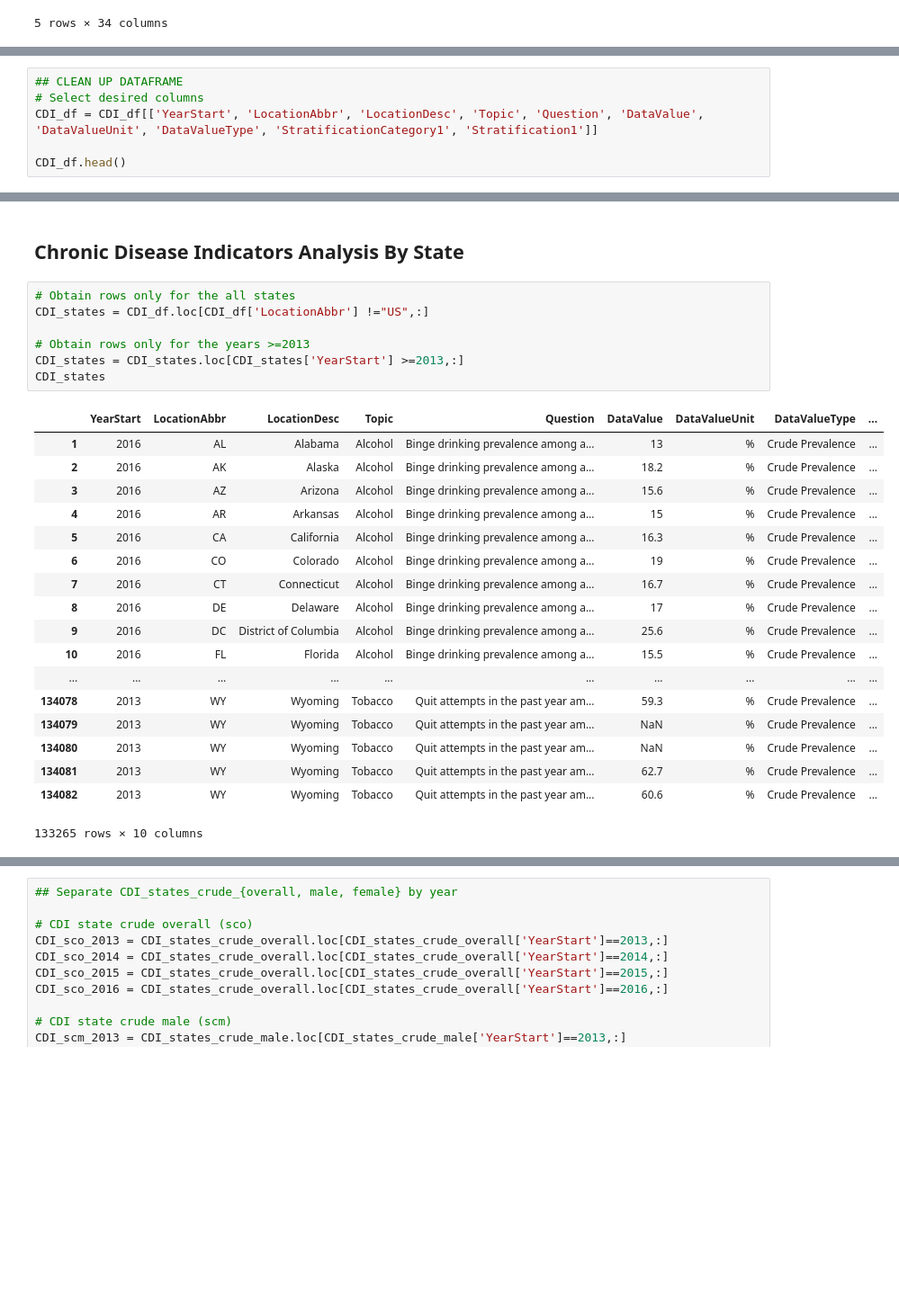
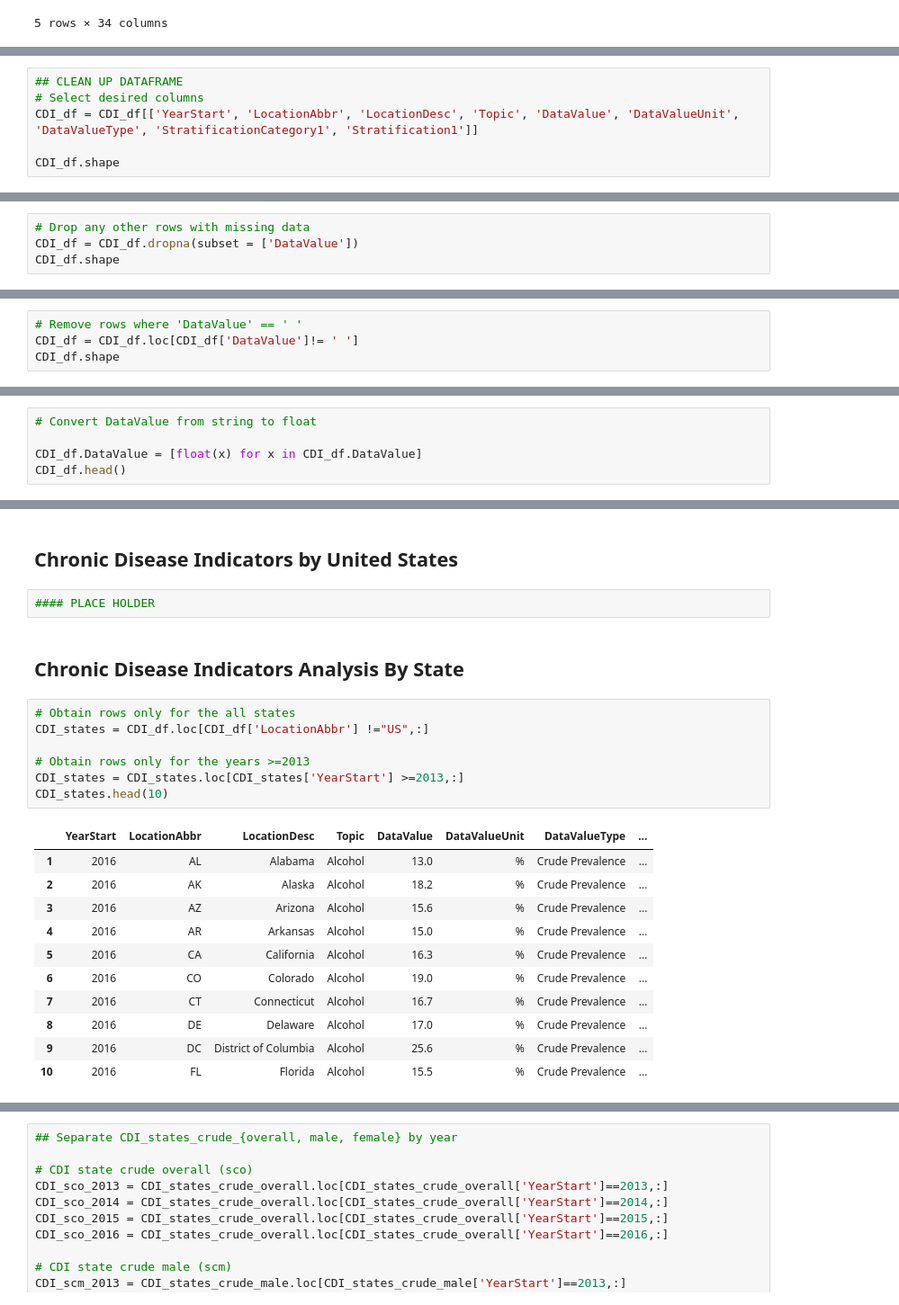
Before and after one commit to fnourz/ETL_Project, a Jupyter notebook: leading_causes_death_by_year.ipynb, the cells around one changed output, grey strips where cells are left out. Shown at 90% size. Cells and saved outputs as stored; diff of their text form; blank space fills up the shorter version.

```diff
--- a/leading_causes_death_by_year.ipynb
+++ b/leading_causes_death_by_year.ipynb
@@ -313,7 +321,7 @@ CDI_df.head()
 # %%
 ## CLEAN UP DATAFRAME
 # Select desired columns
-CDI_df = CDI_df[['YearStart', 'LocationAbbr', 'LocationDesc', 'Topic', 'Question', 'DataValue', 'DataValueUnit', 'DataValueType', 'StratificationCategory1', 'Stratification1']]
+CDI_df = CDI_df[['YearStart', 'LocationAbbr', 'LocationDesc', 'Topic', 'DataValue', 'DataValueUnit', 'DataValueType', 'StratificationCategory1', 'Stratification1']]
 
-CDI_df.head()
+CDI_df.shape
 # %% [output]
@@ -448,0 +329,4 @@ CDI_US_age_adjusted_female.head()
+# %%
+# Drop any other rows with missing data
+CDI_df = CDI_df.dropna(subset = ['DataValue'])
+CDI_df.shape
@@ -448,0 +335,4 @@ CDI_US_age_adjusted_female.head()
+# %%
+# Remove rows where 'DataValue' == ' '
+CDI_df = CDI_df.loc[CDI_df['DataValue']!= ' ']
+CDI_df.shape
@@ -448,0 +341,5 @@ CDI_US_age_adjusted_female.head()
+# %%
+# Convert DataValue from string to float
+
+CDI_df.DataValue = [float(x) for x in CDI_df.DataValue]
+CDI_df.head()
@@ -449,31 +353,28 @@ CDI_US_age_adjusted_female.head()
+# %% [markdown]
+## Chronic Disease Indicators by United States
+# %%
+#### PLACE HOLDER
 # %% [markdown]
 ## Chronic Disease Indicators Analysis By State
 # %%
 # Obtain rows only for the all states
 CDI_states = CDI_df.loc[CDI_df['LocationAbbr'] !="US",:]
 
 # Obtain rows only for the years >=2013
 CDI_states = CDI_states.loc[CDI_states['YearStart'] >=2013,:]
-CDI_states
+CDI_states.head(10)
 # %% [output]
-|  | YearStart | LocationAbbr | LocationDesc | Topic | Question | DataValue | DataValueUnit | DataValueType | ... |
-| 1 | 2016 | AL | Alabama | Alcohol | Binge drinking prevalence among a... | 13 | % | Crude Prevalence | ... |
-| 2 | 2016 | AK | Alaska | Alcohol | Binge drinking prevalence among a... | 18.2 | % | Crude Prevalence | ... |
-| 3 | 2016 | AZ | Arizona | Alcohol | Binge drinking prevalence among a... | 15.6 | % | Crude Prevalence | ... |
-| 4 | 2016 | AR | Arkansas | Alcohol | Binge drinking prevalence among a... | 15 | % | Crude Prevalence | ... |
-| 5 | 2016 | CA | California | Alcohol | Binge drinking prevalence among a... | 16.3 | % | Crude Prevalence | ... |
-| 6 | 2016 | CO | Colorado | Alcohol | Binge drinking prevalence among a... | 19 | % | Crude Prevalence | ... |
-| 7 | 2016 | CT | Connecticut | Alcohol | Binge drinking prevalence among a... | 16.7 | % | Crude Prevalence | ... |
-| 8 | 2016 | DE | Delaware | Alcohol | Binge drinking prevalence among a... | 17 | % | Crude Prevalence | ... |
-| 9 | 2016 | DC | District of Columbia | Alcohol | Binge drinking prevalence among a... | 25.6 | % | Crude Prevalence | ... |
-| 10 | 2016 | FL | Florida | Alcohol | Binge drinking prevalence among a... | 15.5 | % | Crude Prevalence | ... |
-| ... | ... | ... | ... | ... | ... | ... | ... | ... | ... |
-| 134078 | 2013 | WY | Wyoming | Tobacco | Quit attempts in the past year am... | 59.3 | % | Crude Prevalence | ... |
-| 134079 | 2013 | WY | Wyoming | Tobacco | Quit attempts in the past year am... | NaN | % | Crude Prevalence | ... |
-| 134080 | 2013 | WY | Wyoming | Tobacco | Quit attempts in the past year am... | NaN | % | Crude Prevalence | ... |
-| 134081 | 2013 | WY | Wyoming | Tobacco | Quit attempts in the past year am... | 62.7 | % | Crude Prevalence | ... |
-| 134082 | 2013 | WY | Wyoming | Tobacco | Quit attempts in the past year am... | 60.6 | % | Crude Prevalence | ... |
+|  | YearStart | LocationAbbr | LocationDesc | Topic | DataValue | DataValueUnit | DataValueType | ... |
+| 1 | 2016 | AL | Alabama | Alcohol | 13.0 | % | Crude Prevalence | ... |
+| 2 | 2016 | AK | Alaska | Alcohol | 18.2 | % | Crude Prevalence | ... |
+| 3 | 2016 | AZ | Arizona | Alcohol | 15.6 | % | Crude Prevalence | ... |
+| 4 | 2016 | AR | Arkansas | Alcohol | 15.0 | % | Crude Prevalence | ... |
+| 5 | 2016 | CA | California | Alcohol | 16.3 | % | Crude Prevalence | ... |
+| 6 | 2016 | CO | Colorado | Alcohol | 19.0 | % | Crude Prevalence | ... |
+| 7 | 2016 | CT | Connecticut | Alcohol | 16.7 | % | Crude Prevalence | ... |
+| 8 | 2016 | DE | Delaware | Alcohol | 17.0 | % | Crude Prevalence | ... |
+| 9 | 2016 | DC | District of Columbia | Alcohol | 25.6 | % | Crude Prevalence | ... |
+| 10 | 2016 | FL | Florida | Alcohol | 15.5 | % | Crude Prevalence | ... |
-133265 rows × 10 columns
 # %%
 # Separate crude prevalence and age-adjusted prevalence into separate dataframes
 CDI_states_crude = CDI_states.loc[CDI_states['DataValueType']=="Crude Prevalence",:]
```
Also changed, not shown: parts of 32 cells of this notebook.
